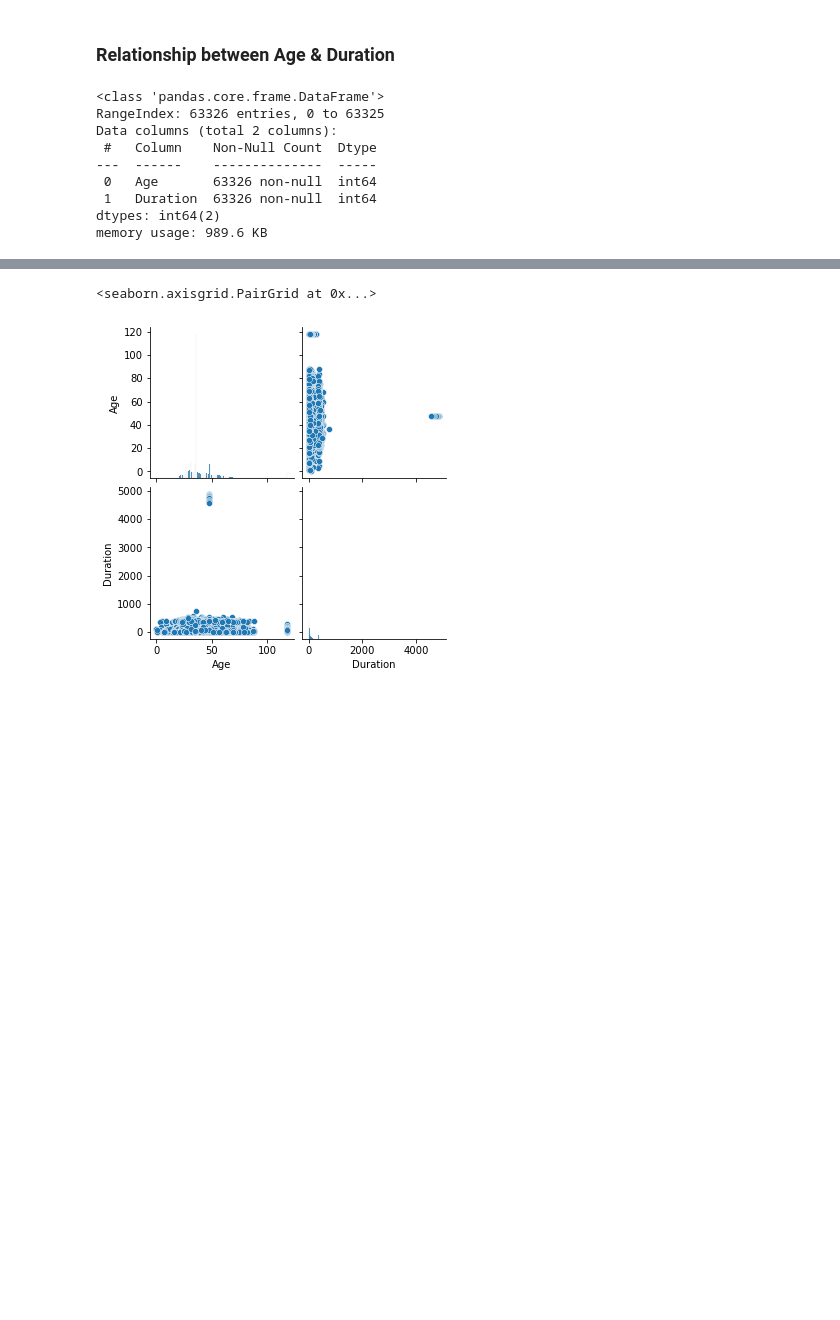
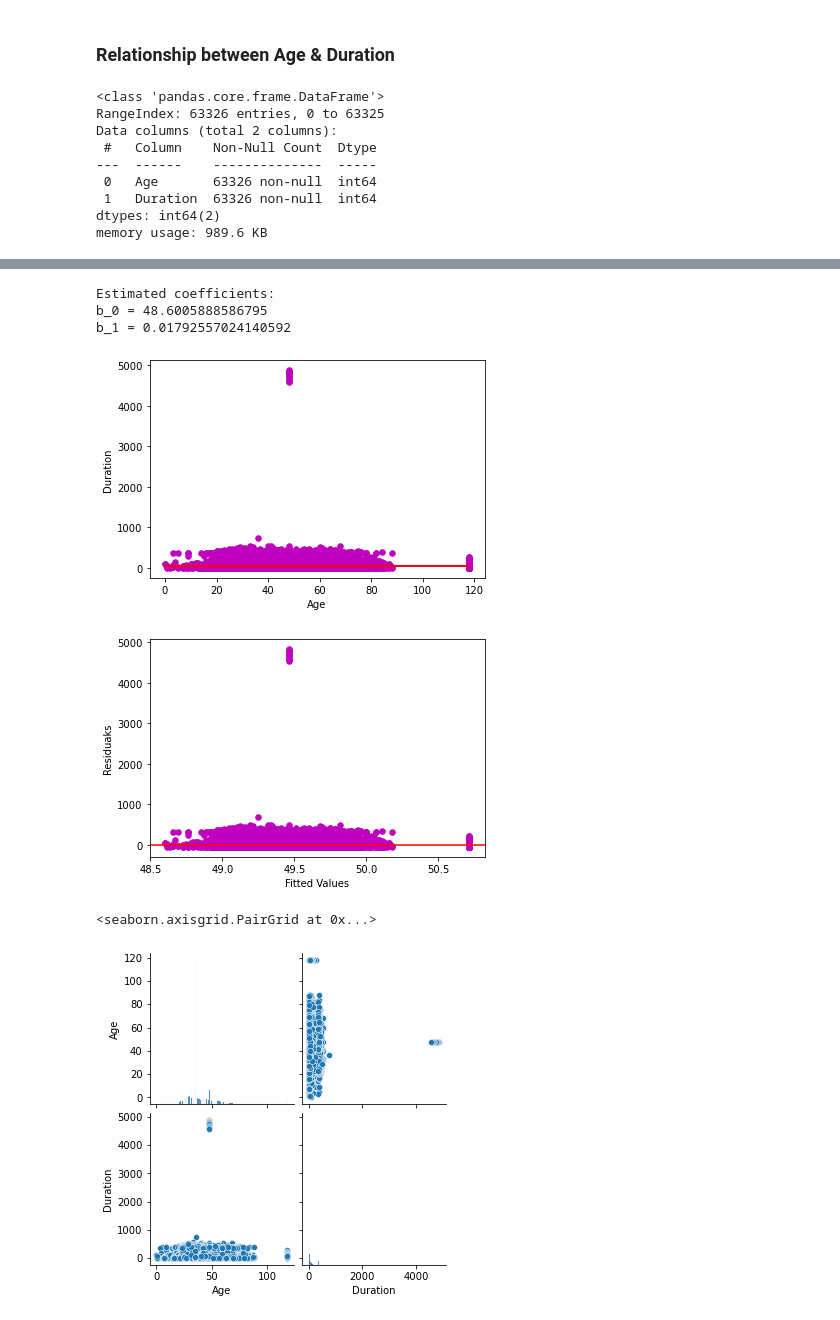
Before and after one commit to ZiSyuen/MASA-Hackathon, a Jupyter notebook: Main.ipynb, the cells around one changed output, grey strips where cells are left out. Cells and saved outputs as stored; diff of their text form; code cells hidden in the pictures; blank space fills up the shorter version.

```diff
--- a/Testing01.ipynb
+++ b/Main.ipynb
@@ -397,3 +304,28 @@ b_1 = 0.01792557024140592
+# %%
+def main():
+    # observations / data
+    x = dftest3['Age']
+    y = dftest3['Duration']
+
+    # estimating coefficients
+    b = estimate_coef(x, y)
+    print("Estimated coefficients:\nb_0 = {}  \
+          \nb_1 = {}".format(b[0], b[1]))
+
+    # plotting regression line
+    plot_regression_line(x, y, b)
+
+    # checking assumptions
+    plot_residuals_against_fitted_values(x,y,b)
+
+if __name__ == "__main__":
+    main()
+# %% [output]
+Estimated coefficients:
+b_0 = 48.6005888586795
+b_1 = 0.01792557024140592
+[figure, added]
+[figure, added]
 # %%
 sns.pairplot(dftest3)
 # %% [output]
```
Also changed, not shown: parts of 10 cells of this notebook.
